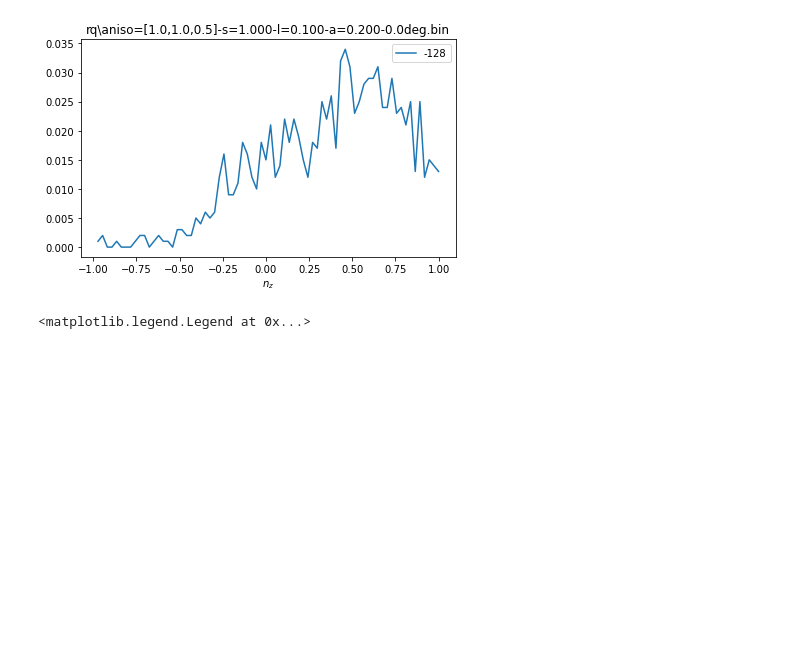
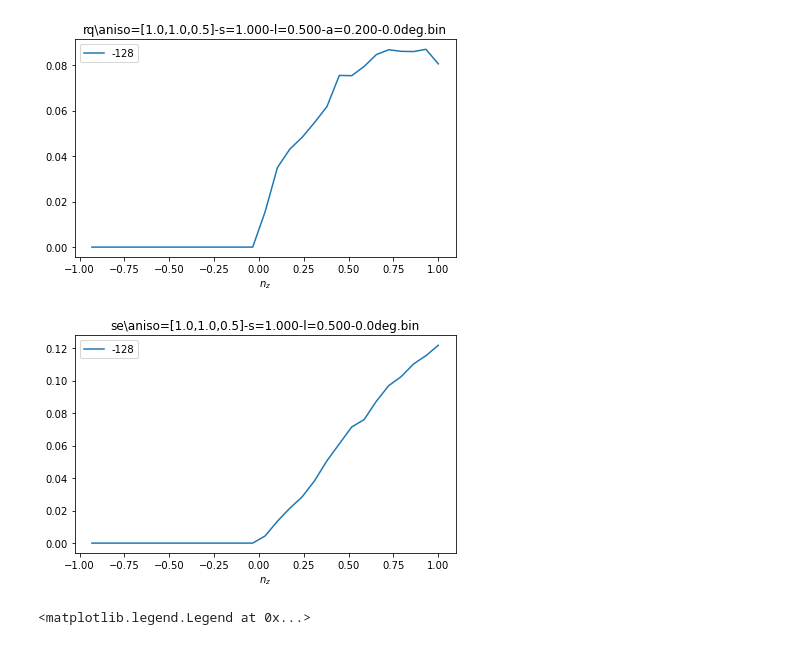
Before and after one commit to daseyb/tungsten, a Jupyter notebook: data/microfacet/ndf.ipynb, the cells around one changed output. Drawn from its saved outputs; the diff is of its cells as text; code cells hidden in the pictures; blank space fills up the shorter version.

```diff
--- a/data/microfacet/ndf.ipynb
+++ b/data/microfacet/ndf.ipynb
@@ -101,7 +101,7 @@ def plot_normal_collection_1D(normals, label, file, beckmann_roughness=0, vmf_ka
     fig, ax = plt.subplots()
 
     # define binning
-    rbins = np.linspace(-1, 1, 75)
+    rbins = np.linspace(-1, 1, 30)
 
     for n,l in normals:
         z_vals = n[:,2]+ np.random.normal(0,0.0001, n.shape[0])
@@ -129,36 +129,37 @@ def plot_normal_collection_1D(normals, label, file, beckmann_roughness=0, vmf_ka
     ax.set_title(label)
     ax.set_xlabel("$n_z$")
     ax.legend()
     #ax.ylabel("$n_y$")
     #ax.set_theta_zero_location("N")
     #ax.set_aspect("equal")
     fig.tight_layout()
 
     dir = os.path.join("plots",os.path.split(file)[0])
     os.makedirs(dir, exist_ok=True)
     fig.savefig(os.path.join(dir, os.path.basename(file)[:-4] + "-1D.png"), dpi=300)
 
 
 def br(L2):
     return np.sqrt(2*L2)
 
 normal_files = dict()
-for file in glob.glob("visible-normals/rq/*,0.5*l=0.1*128.bin"):
-    if "old" in file:
+for file in glob.glob("visible-normals/*/*,0.5*l=1.0*128*.bin"):
+    if "old" in file or "realizations" in file or "failed" in file:
         continue
     normals = np.reshape(np.fromfile(file, dtype=np.float32), (3,-1)).T
 
     key = file[:file.find("deg")+3] + ".bin"
     if key not in normal_files:
         normal_files[key] = []
 
     normal_files[key].append((normals, file[file.find("deg")+3:-4]))
     #plot_normal_collection(normals, file[len("visible-normals/"):], file)
 
 for k, v in normal_files.items():
     plot_normal_collection_1D(v, k[len("visible-normals/"):], k)
 # %% [output]
-[figure, old version]
+[figure, new version]
+[figure, added]
 # %%
 
 
```
Also changed, not shown: 19 other files.
